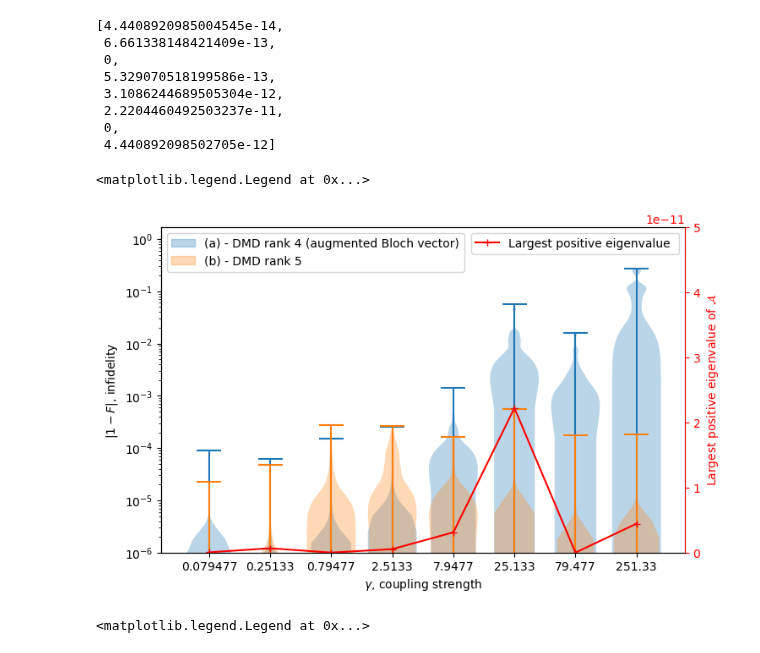
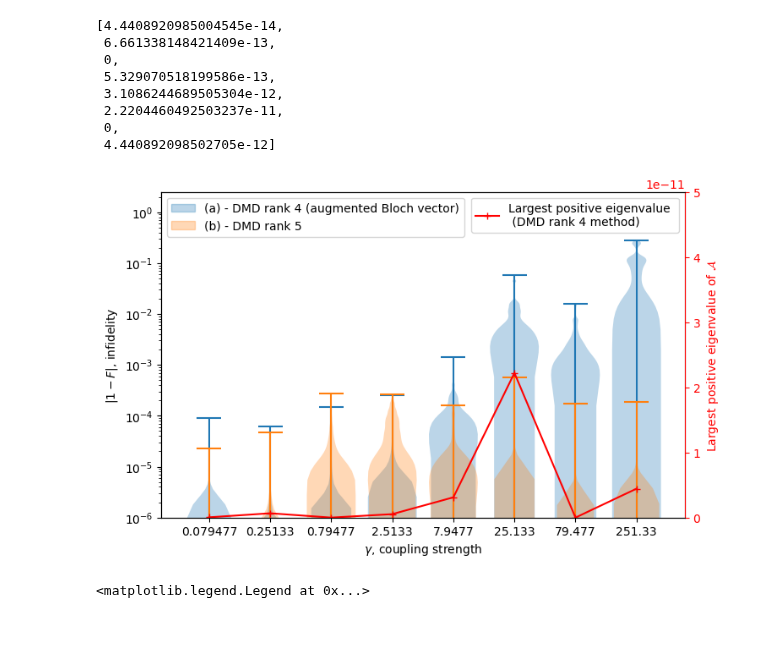
Before and after one commit to zpopovych/quantum-open-systems-polynomial-sid, a Jupyter notebook: ZhangSarovar/03_plot_ZS_violin.ipynb, the cells around one changed output. Cells and saved outputs as stored; diff of their text form; code cells hidden in the pictures.

Commit message:
Figure DMD 4-5 and positive eigenvalues

```diff
--- a/ZhangSarovar/03_plot_ZS_violin.ipynb
+++ b/ZhangSarovar/03_plot_ZS_violin.ipynb
@@ -106,39 +106,38 @@ fig, ax1 = plt.subplots(figsize=(8, 5))
 add_label(ax1.violinplot([1-np.abs(_)  for _ in dmd4_fids], showextrema=True, widths=0.8), "(a) - DMD rank 4 (augmented Bloch vector)")
 
 add_label(ax1.violinplot([1-np.abs(_)  for _ in fidelities_dmd5], showextrema=True, widths=0.8), "(b) - DMD rank 5 ")
 
 #showmedians=True,
 
 
 ax2 = ax1.twinx()
-ax2.plot(np.arange(1,9), PosEvals, marker="+", color="red", label = "Largest positive eigenvalue ")
+ax2.plot(np.arange(1,9), PosEvals, marker="+", color="red", label = "Largest positive eigenvalue \n (DMD rank 4 method)")
 #ax2.set_yscale('log')
 ax2.set_ylim(0, 1e-10/2)
-ax2.set_ylabel(r'Largest positive eigenvalue of $\mathcal{A}$', color='red')
+ax2.set_ylabel(r'Largest positive eigenvalue of $\mathcal{A}$ ', color='red')
 
 ax1.set_yscale('log')
-ax1.set_ylim(1e-6, 1.7)
+ax1.set_ylim(1e-6, 2.5)
 
 #ax1.tight_layout()
 
 ax1.set_xticks(range(1, len(γ_list) + 1), γ_list )
 ax1.set_xlabel("$\gamma$, coupling strength")
 
 ax1.set_ylabel("$|1 - F|$, infidelity")
 
 ax1.legend(*zip(*labels), loc=2)
 
 # Changing the color of the second y-axis
 ax2.tick_params(axis='y', colors='red')
 ax2.spines['right'].set_color('red')
 ax2.legend(loc=1)
 
 #ax1.set_title("Performance of Markovian models for spin boson system")
 
-#fig.savefig("DMD_Bloch4.pdf")
+fig.savefig("DMD_Bloch4-5.pdf")
 # %% [output]
-<matplotlib.legend.Legend at 0x...>
-[figure, old version]
+[figure, new version]
 # %%
 labels = []
 
```
Also changed, not shown: 1 other file.
